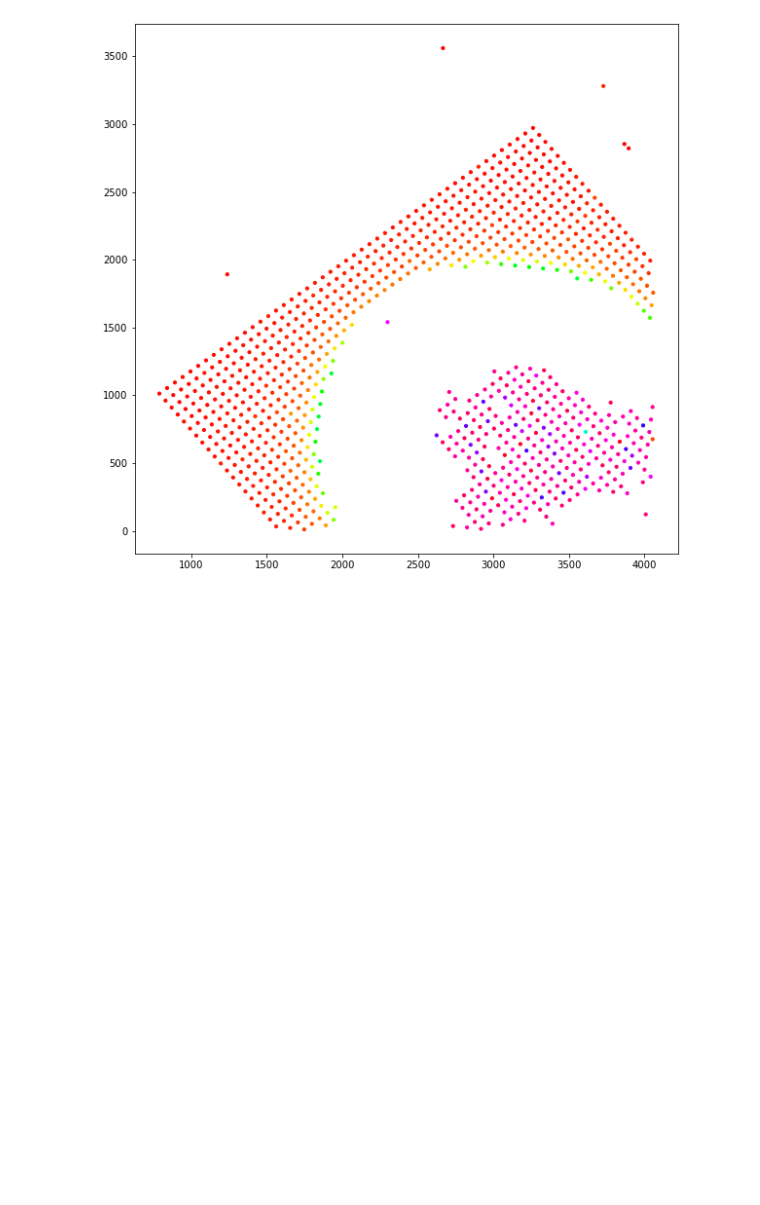
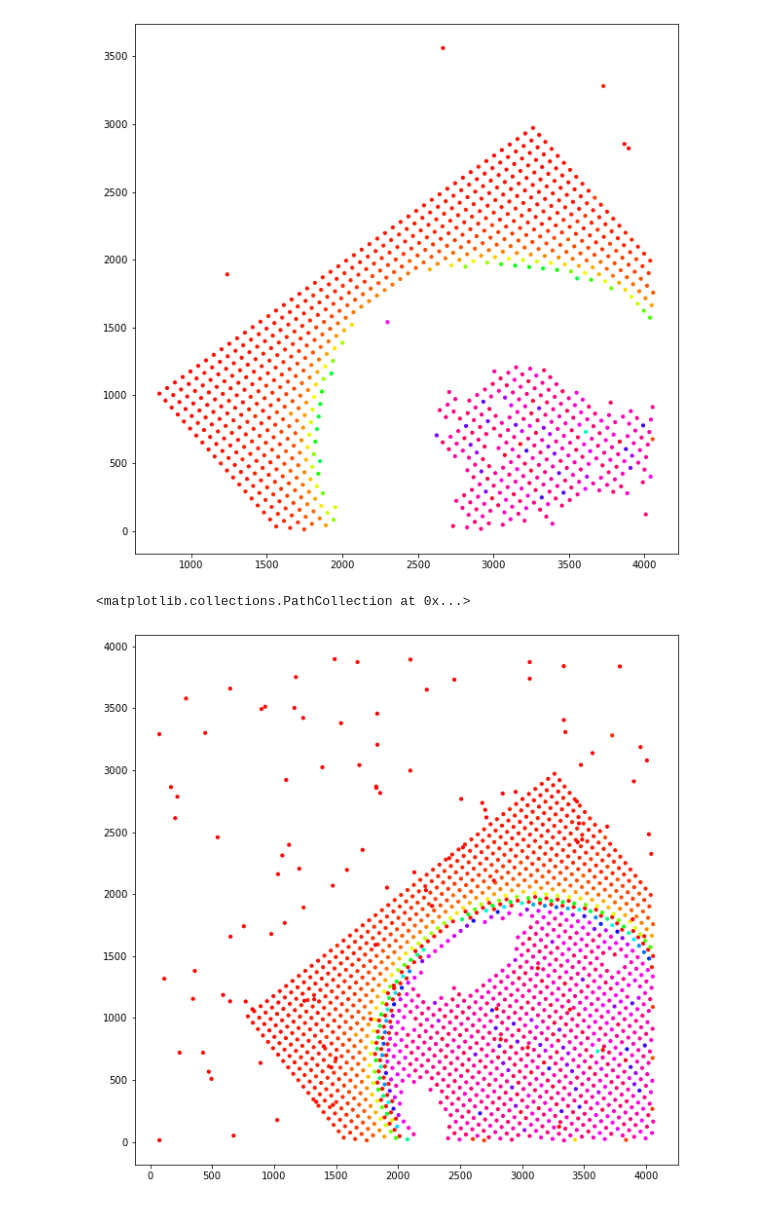
Before and after one commit to youtsumi/ButlerGen3Work, a Jupyter notebook: ButlerExercise.ipynb, the cells around one changed output. Drawn from its saved outputs; the diff is of its cells as text; code cells hidden in the pictures; blank space fills up the shorter version.

```diff
--- a/ButlerExercise.ipynb
+++ b/ButlerExercise.ipynb
@@ -142,5 +142,13 @@ plt.scatter( x, y, c=(I/numpy.nanmax(I)), s=10,cmap='hsv' )
 # %%
 datasetRefs = list(subregistry.queryDatasets(datasetType="src",collections=collections))
 datasetRefs[0].dataId
 src = subbutler.get(datasetRefs[0])
 src.asAstropy()
+x = src["base_SdssCentroid_x"]
+y = src["base_SdssCentroid_y"]
+I = src["slot_ApFlux_instFlux"]
+fig = plt.figure(figsize=(10,10))
+plt.scatter( x, y, c=(I/numpy.nanmax(I)), s=10,cmap='hsv' )
+# %% [output]
+<matplotlib.collections.PathCollection at 0x...>
+[figure, added]
```
Also changed, not shown: parts of 1 cell of this notebook.
